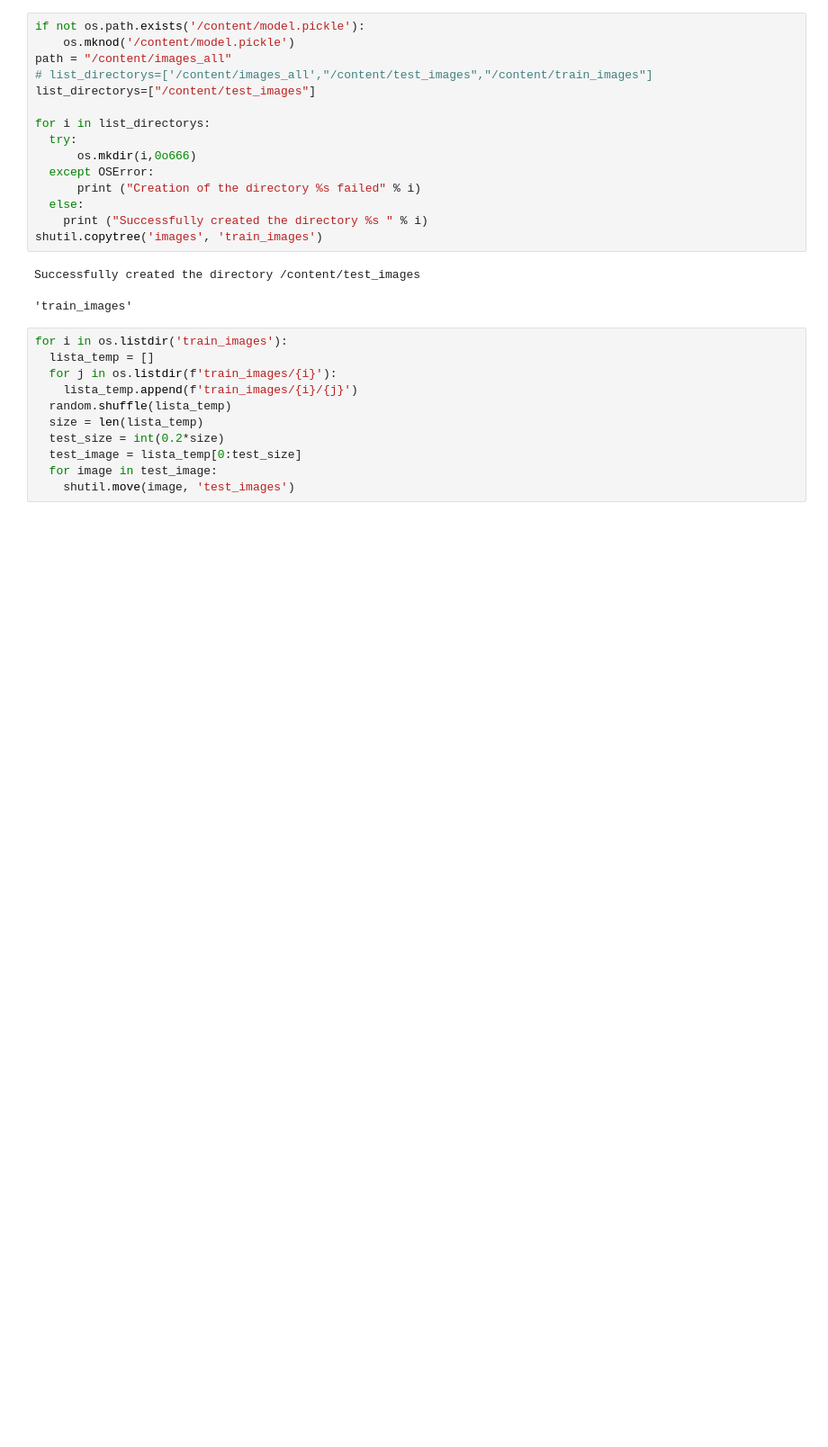
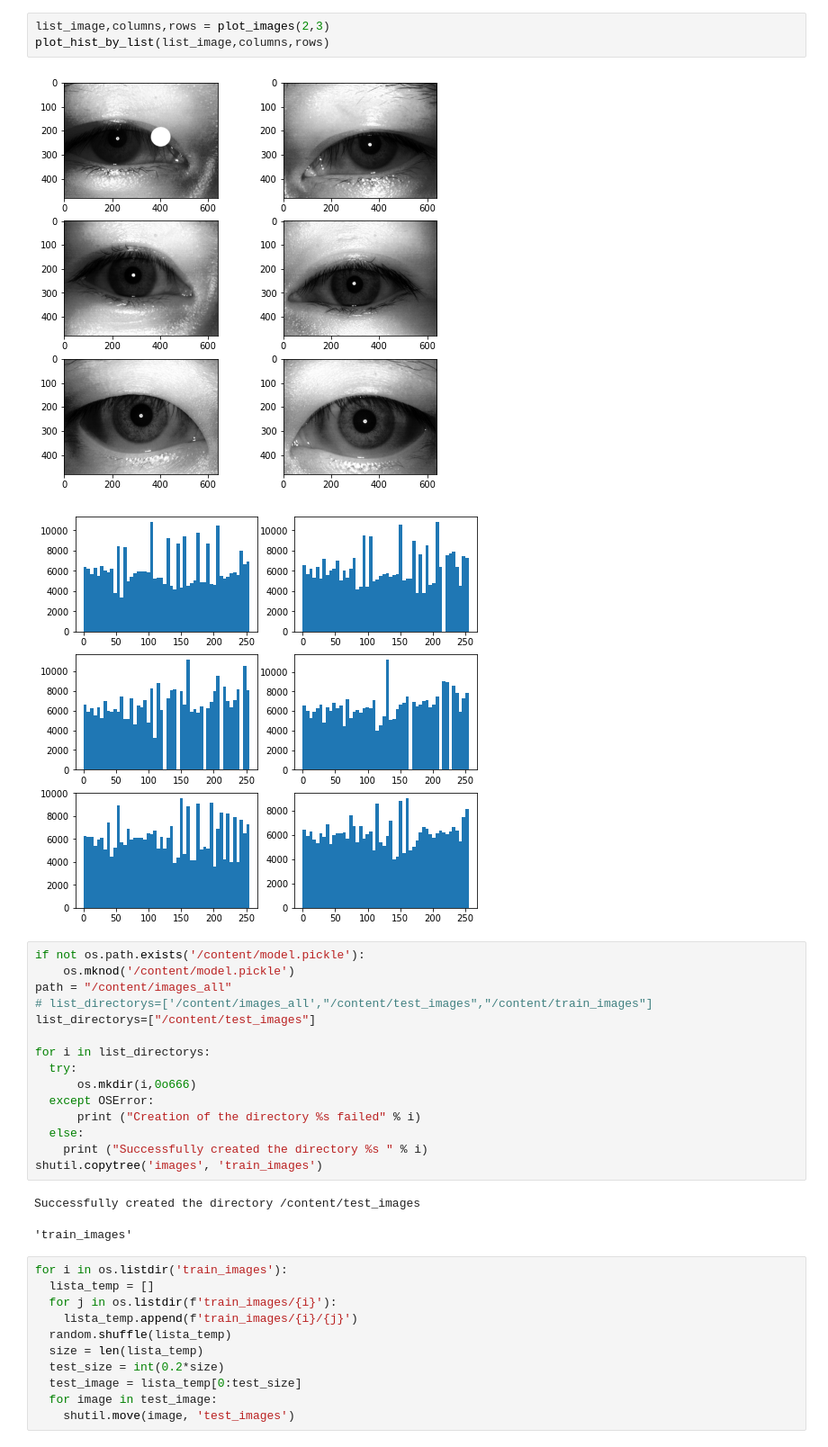
Before and after one commit to MarceloCMiguel/iris-detection, a Jupyter notebook: projeto1.ipynb, the cells around one changed output. Shown at 90% size. Drawn from its saved outputs; the diff is of its cells as text; blank space fills up the shorter version.

```diff
--- a/projeto1.ipynb
+++ b/projeto1.ipynb
@@ -47,3 +94,9 @@ import G6_iris_recognition
+# %%
+list_image,columns,rows = plot_images(2,3)
+plot_hist_by_list(list_image,columns,rows)
+# %% [output]
+[figure, added]
+[figure, added]
 # %%
 if not os.path.exists('/content/model.pickle'):
     os.mknod('/content/model.pickle')
```
Also changed, not shown: parts of 9 cells of this notebook.
